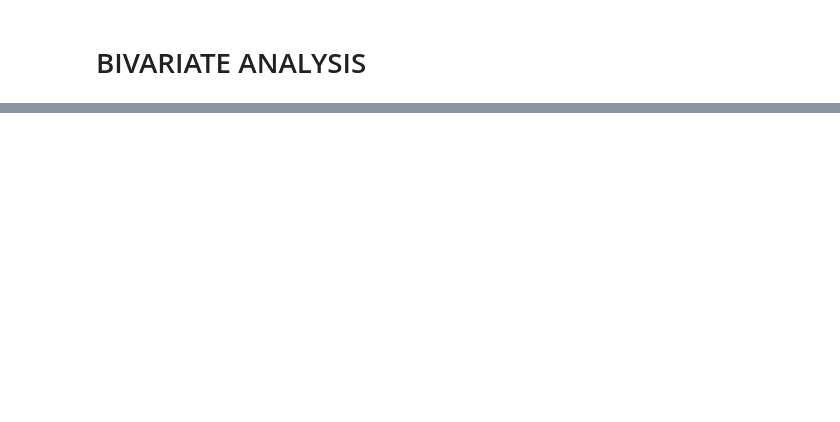
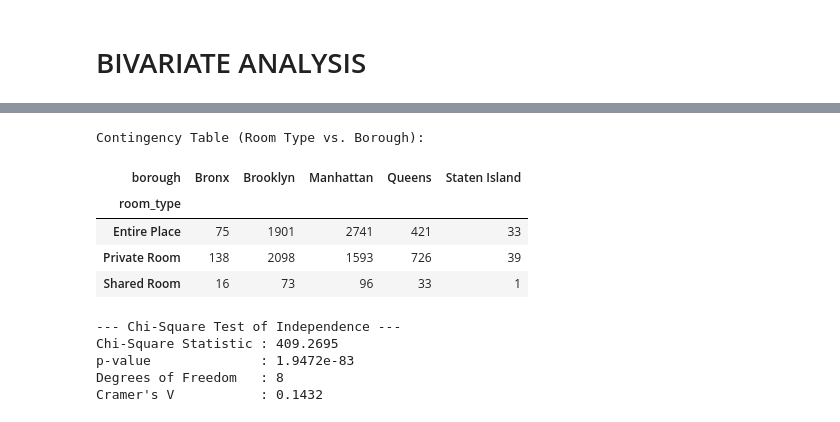
Before and after one commit to 208252/statistics, a Jupyter notebook: Cleaning_Data_in_Python_live_session.ipynb, the cells around one changed output, grey strips where cells are left out. Drawn from its saved outputs; the diff is of its cells as text; code cells hidden in the pictures; blank space fills up the shorter version.

```diff
--- a/Cleaning_Data_in_Python_live_session.ipynb
+++ b/Cleaning_Data_in_Python_live_session.ipynb
@@ -1170,0 +1215,26 @@ plt.show()
+# %%
+
+contingency_table = pd.crosstab(airbnb['room_type'], airbnb['borough'])
+print("Contingency Table (Room Type vs. Borough):")
+display(contingency_table)
+
+chi2, p_val, dof, expected = ss.chi2_contingency(contingency_table)
+print("\n--- Chi-Square Test of Independence ---")
+print(f"Chi-Square Statistic : {chi2:.4f}")
+print(f"p-value              : {p_val:.4e}")
+print(f"Degrees of Freedom   : {dof}")
+
+cramers_v = ss.contingency.association(contingency_table, method="cramer")
+print(f"Cramer's V           : {cramers_v:.4f}")
+# %% [output]
+Contingency Table (Room Type vs. Borough):
+| borough | Bronx | Brooklyn | Manhattan | Queens | Staten Island |
+| room_type |  |  |  |  |  |
+| Entire Place | 75 | 1901 | 2741 | 421 | 33 |
+| Private Room | 138 | 2098 | 1593 | 726 | 39 |
+| Shared Room | 16 | 73 | 96 | 33 | 1 |
+--- Chi-Square Test of Independence ---
+Chi-Square Statistic : 409.2695
+p-value              : 1.9472e-83
+Degrees of Freedom   : 8
+Cramer's V           : 0.1432
```
Also changed, not shown: parts of 8 cells of this notebook.
